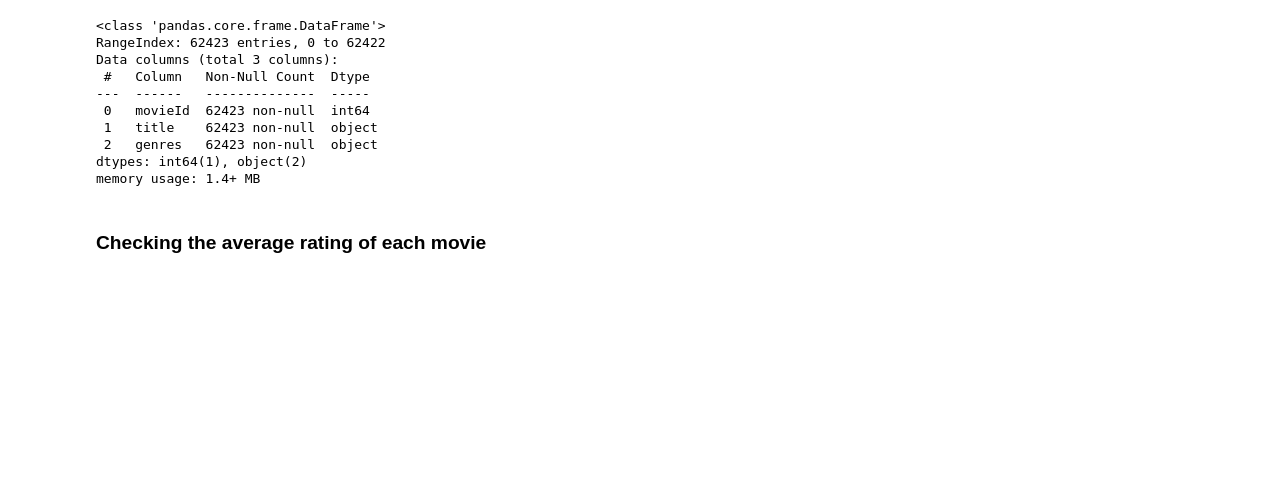
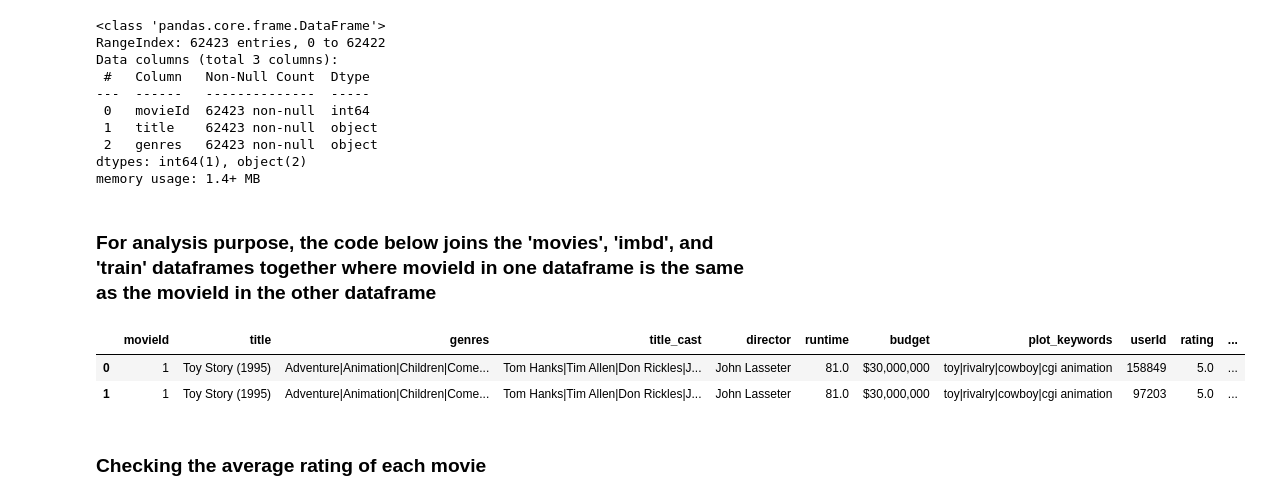
Before and after one commit to MrSathekge/Unsupervised-Learning-Sprint-2207FTDS-Team-JM5, a Jupyter notebook: Starter_Notebook.ipynb, the cells around one changed output. Drawn from its saved outputs; the diff is of its cells as text; code cells hidden in the pictures; blank space fills up the shorter version.

```diff
--- a/Starter_Notebook.ipynb
+++ b/Starter_Notebook.ipynb
@@ -533,6 +533,16 @@ Data columns (total 3 columns):
  2   genres   62423 non-null  object
 dtypes: int64(1), object(2)
 memory usage: 1.4+ MB
+# %% [markdown]
+### For analysis purpose, the code below joins the 'movies', 'imbd', and 'train' dataframes together where movieId in one dataframe is the same as the movieId in the other dataframe
+# %%
+imdb_movies = pd.merge(movies,imdb, on="movieId")
+df = imdb_movies.merge(train, on="movieId")
+df.head(2)
+# %% [output]
+|  | movieId | title | genres | title_cast | director | runtime | budget | plot_keywords | userId | rating | ... |
+| 0 | 1 | Toy Story (1995) | Adventure|Animation|Children|Come... | Tom Hanks|Tim Allen|Don Rickles|J... | John Lasseter | 81.0 | $30,000,000 | toy|rivalry|cowboy|cgi animation | 158849 | 5.0 | ... |
+| 1 | 1 | Toy Story (1995) | Adventure|Animation|Children|Come... | Tom Hanks|Tim Allen|Don Rickles|J... | John Lasseter | 81.0 | $30,000,000 | toy|rivalry|cowboy|cgi animation | 97203 | 5.0 | ... |
 # %% [markdown]
 ### Checking the average rating of each movie
 # %%
```
Also changed, not shown: parts of 14 cells of this notebook.
